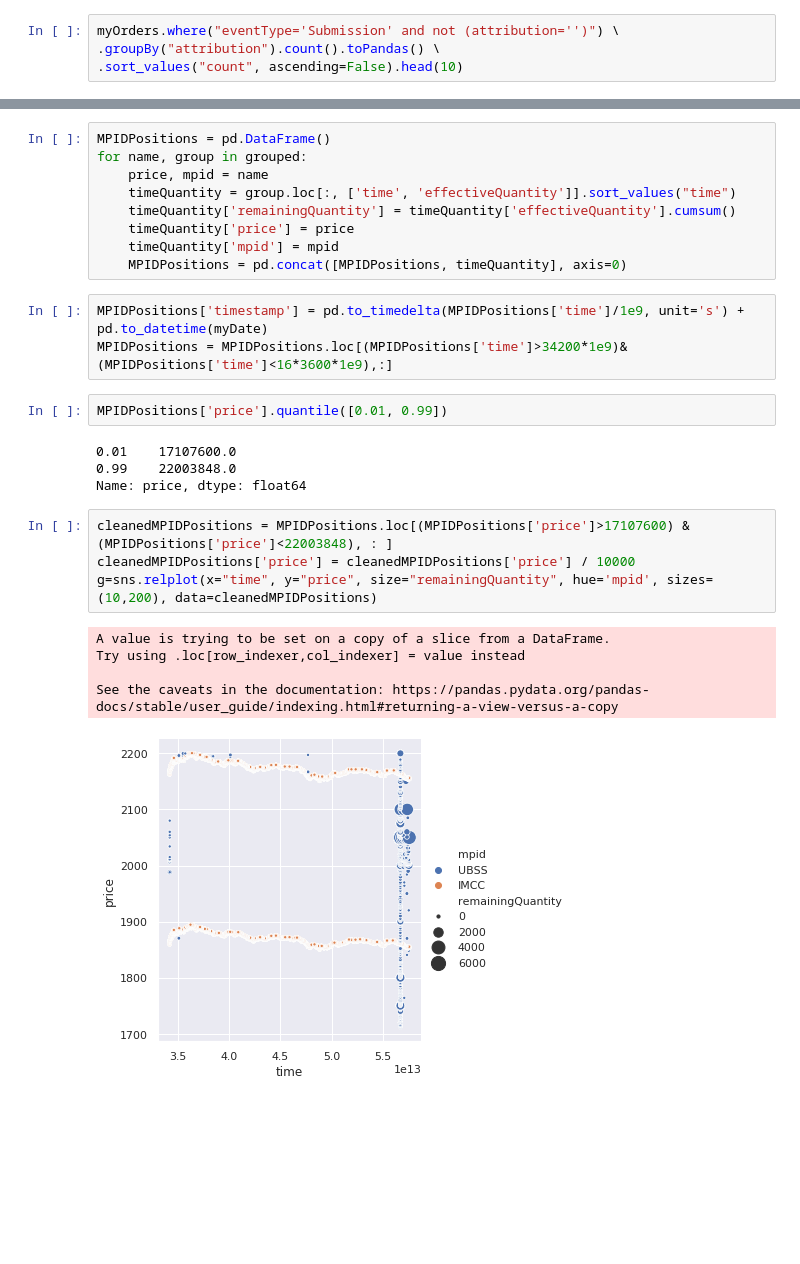
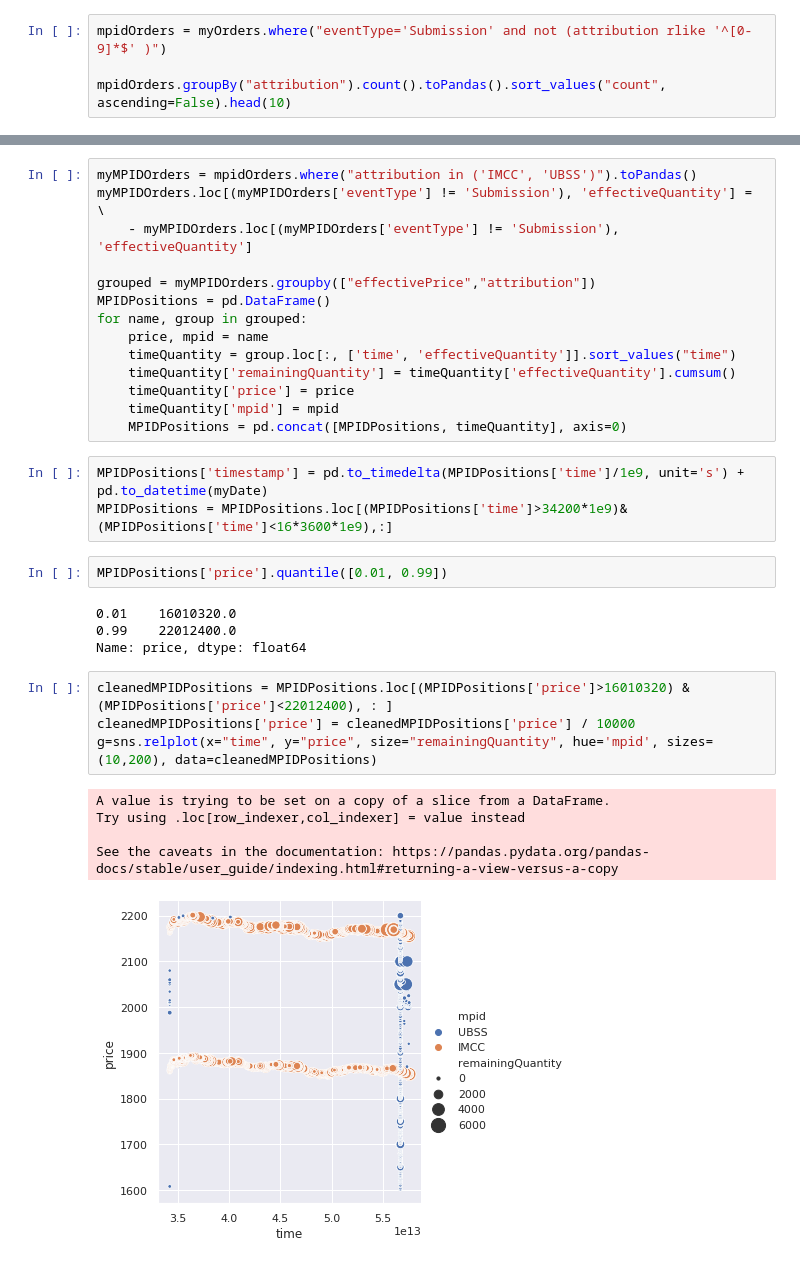
Before and after one commit to vonde-consulting/Nasdaq-QMM-incentive-scheme, a Jupyter notebook: PythonCode/lobsterOnSpark.ipynb, the cells around one changed output, grey strips where cells are left out. Saved outputs shown, nothing was run; the diff lists cells and outputs as text; blank space fills up the shorter version.

```diff
--- a/PythonCode/lobsterOnSpark.ipynb
+++ b/PythonCode/lobsterOnSpark.ipynb
@@ -57,7 +117,7 @@ myOrderbooks = orderBookDf.where(f"date='{myDateStr}' and symbol='{symbol}'")
 # %%
-myOrders.where("eventType='Submission' and not (attribution='')") \
-.groupBy("attribution").count().toPandas() \
-.sort_values("count", ascending=False).head(10)
+mpidOrders = myOrders.where("eventType='Submission' and not (attribution rlike '^[0-9]*$' )")
+
+mpidOrders.groupBy("attribution").count().toPandas().sort_values("count", ascending=False).head(10)
 # %% [output]
 |  | attribution | count |
 | 1 | IMCC | 41601 |
@@ -80,4 +135,9 @@ grouped = myMPIDOrders.groupby(["effectivePrice","attribution"])
 # %%
+myMPIDOrders = mpidOrders.where("attribution in ('IMCC', 'UBSS')").toPandas()
+myMPIDOrders.loc[(myMPIDOrders['eventType'] != 'Submission'), 'effectiveQuantity'] = \
+    - myMPIDOrders.loc[(myMPIDOrders['eventType'] != 'Submission'), 'effectiveQuantity']
+
+grouped = myMPIDOrders.groupby(["effectivePrice","attribution"])
 MPIDPositions = pd.DataFrame()
 for name, group in grouped:
     price, mpid = name
@@ -92,16 +152,16 @@ MPIDPositions = MPIDPositions.loc[(MPIDPositions['time']>34200*1e9)&(MPIDPositio
 # %%
 MPIDPositions['price'].quantile([0.01, 0.99])
 # %% [output]
-0.01    17107600.0
-0.99    22003848.0
+0.01    16010320.0
+0.99    22012400.0
 Name: price, dtype: float64
 # %%
-cleanedMPIDPositions = MPIDPositions.loc[(MPIDPositions['price']>17107600) &(MPIDPositions['price']<22003848), : ]
+cleanedMPIDPositions = MPIDPositions.loc[(MPIDPositions['price']>16010320) &(MPIDPositions['price']<22012400), : ]
 cleanedMPIDPositions['price'] = cleanedMPIDPositions['price'] / 10000
 g=sns.relplot(x="time", y="price", size="remainingQuantity", hue='mpid', sizes=(10,200), data=cleanedMPIDPositions)
 # %% [output]
 A value is trying to be set on a copy of a slice from a DataFrame.
 Try using .loc[row_indexer,col_indexer] = value instead
 
 See the caveats in the documentation: https://pandas.pydata.org/pandas-docs/stable/user_guide/indexing.html#returning-a-view-versus-a-copy
-[figure, old version]
+[figure, new version]
```
Also changed, not shown: parts of 13 cells of this notebook.
